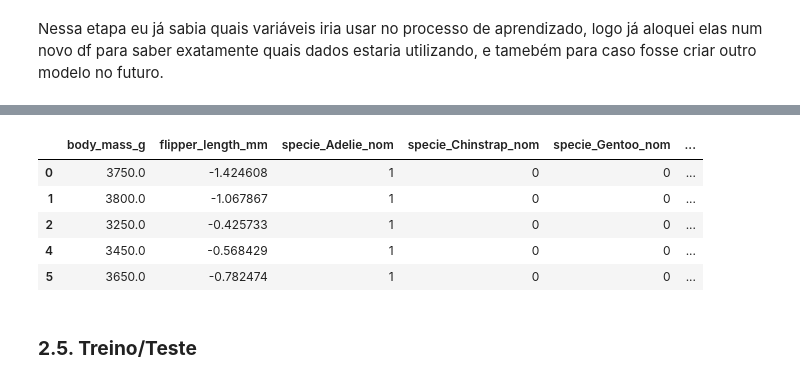
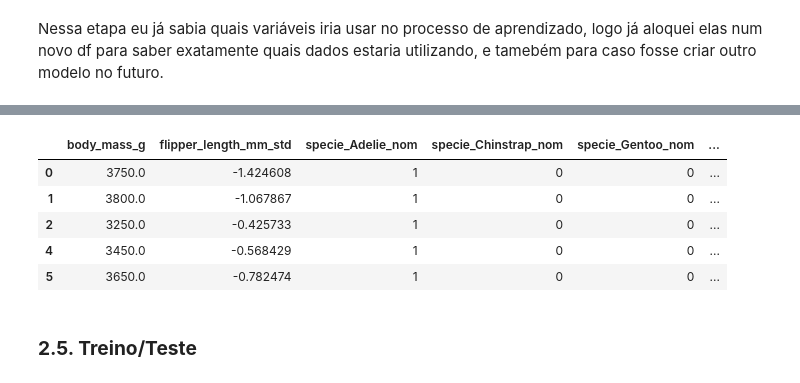
Before and after one commit to Armanskij/EBAC_Studies, a Jupyter notebook: Profissao_Analista_de_dados_M23_Exercicio.ipynb, the cells around one changed output, grey strips where cells are left out. Cells and saved outputs as stored; diff of their text form; code cells hidden in the pictures.

```diff
--- a/Profissao_Analista_de_dados_M23_Exercicio.ipynb
+++ b/Profissao_Analista_de_dados_M23_Exercicio.ipynb
@@ -140,0 +148,6 @@ df_num.head()
+# %%
+# renomeando as colunas
+for col in df_std:
+  df_std.rename(columns={col: col+'_std'}, inplace=True)
+
+df_std.head()
@@ -140,0 +161,4 @@ df_num.head()
+# %%
+# mesclando com o df
+df = df.merge(right=df_std, how='inner', right_index=True, left_index=True)
+df.head()
@@ -143,7 +173,0 @@ Aqui escolhi trabalhar apenas com a variável númerica `flipper_lenght_mm`, ent
-# %%
-# padronizando a variável númerica que irá ser usada na regressão
-flipper_mean = df['flipper_length_mm'].mean()
-flipper_std = df['flipper_length_mm'].std()
-
-df['flipper_length_mm'] = df['flipper_length_mm'].apply(
-    lambda flipper:(flipper - flipper_mean)/flipper_std)
@@ -192,3 +207,10 @@ df.head()
 Descarte as colunas originais e mantenha apenas a variável resposta e as variáveis preditivas com o sufixo *_std*", *_nom*" e "*_ord*".
 # %% [markdown]
 Nessa etapa eu já sabia quais variáveis iria usar no processo de aprendizado, logo já aloquei elas num novo df para saber exatamente quais dados estaria utilizando, e tamebém para caso fosse criar outro modelo no futuro.
+# %%
+# selecionando apenas as colunas tratadas
+for col in df_std:
+  if not('body_mass_g' in col or 'std' in col or "nom" in col):
+    df.drop(columns=col, inplace=True)
+
+df.head()
@@ -195,10 +224,11 @@ Nessa etapa eu já sabia quais variáveis iria usar no processo de aprendizado,
 # %%
+# criando o df que usadado no treinamento
 df_v1 = df[[
-    'body_mass_g','flipper_length_mm']+
+    'body_mass_g','flipper_length_mm_std']+
      [col for col in df.columns if col.endswith('_nom')]]
 df_v1.head()
 # %% [output]
-|  | body_mass_g | flipper_length_mm | specie_Adelie_nom | specie_Chinstrap_nom | specie_Gentoo_nom | ... |
+|  | body_mass_g | flipper_length_mm_std | specie_Adelie_nom | specie_Chinstrap_nom | specie_Gentoo_nom | ... |
 | 0 | 3750.0 | -1.424608 | 1 | 0 | 0 | ... |
 | 1 | 3800.0 | -1.067867 | 1 | 0 | 0 | ... |
 | 2 | 3250.0 | -0.425733 | 1 | 0 | 0 | ... |
```
Also changed, not shown: parts of 26 cells of this notebook.
